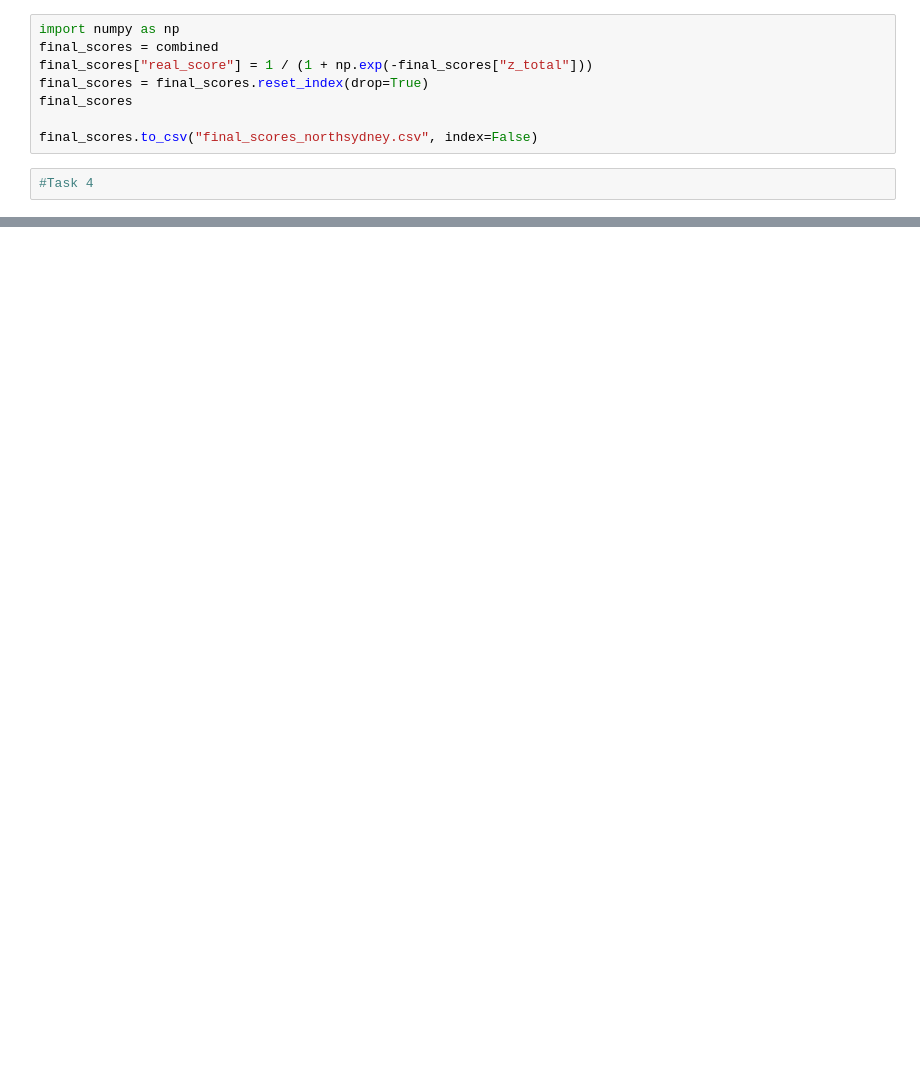
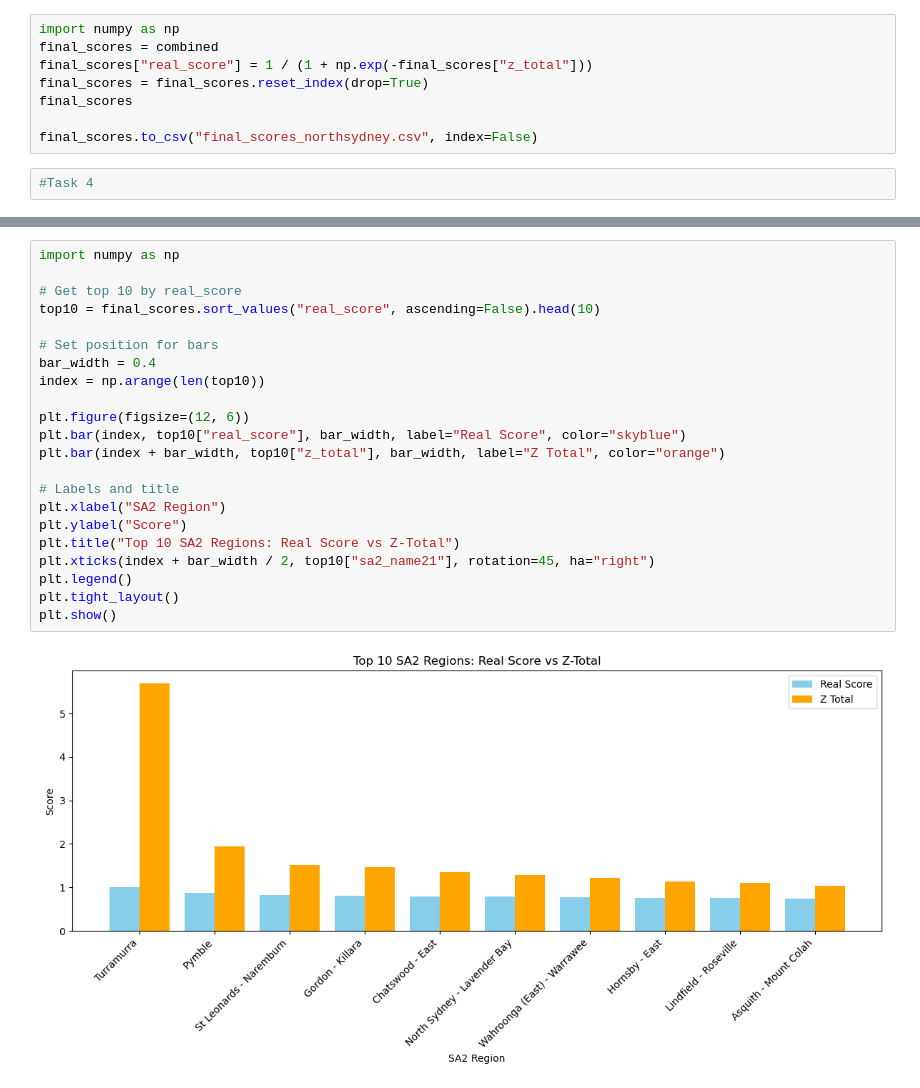
Before and after one commit to Katherine-Kong/DATA2001-A, a Jupyter notebook: Michella's Notebook.ipynb, the cells around one changed output, grey strips where cells are left out. Saved outputs shown, nothing was run; the diff lists cells and outputs as text; blank space fills up the shorter version.

```diff
--- a/Michella's Notebook.ipynb
+++ b/Michella's Notebook.ipynb
@@ -586,0 +771,24 @@ plt.show()
+# %%
+import numpy as np
+
+# Get top 10 by real_score
+top10 = final_scores.sort_values("real_score", ascending=False).head(10)
+
+# Set position for bars
+bar_width = 0.4
+index = np.arange(len(top10))
+
+plt.figure(figsize=(12, 6))
+plt.bar(index, top10["real_score"], bar_width, label="Real Score", color="skyblue")
+plt.bar(index + bar_width, top10["z_total"], bar_width, label="Z Total", color="orange")
+
+# Labels and title
+plt.xlabel("SA2 Region")
+plt.ylabel("Score")
+plt.title("Top 10 SA2 Regions: Real Score vs Z-Total")
+plt.xticks(index + bar_width / 2, top10["sa2_name21"], rotation=45, ha="right")
+plt.legend()
+plt.tight_layout()
+plt.show()
+# %% [output]
+[figure, added]
```
Also changed, not shown: parts of 28 cells of this notebook, 6 other files.
